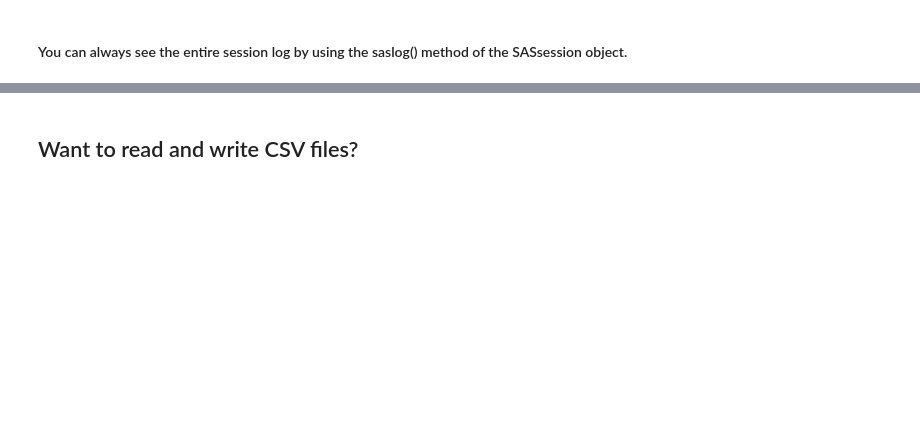
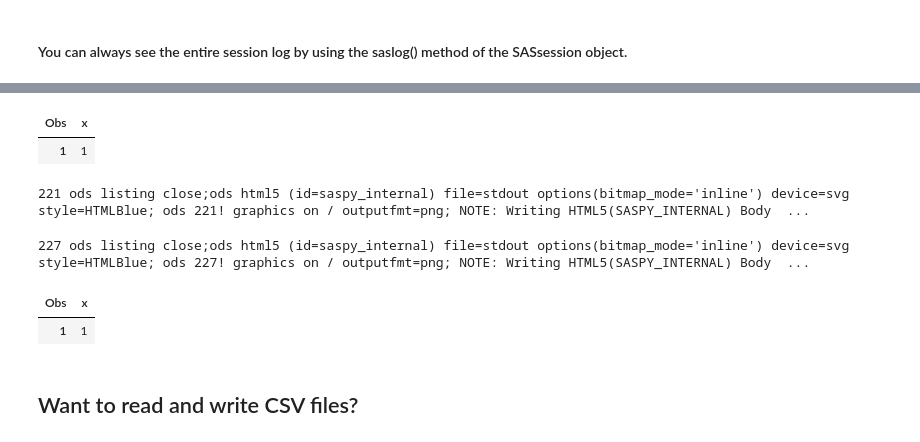
Before and after one commit to sassoftware/saspy-examples, a Jupyter notebook: SAS_contrib/saspy_example_github.ipynb, the cells around one changed output, grey strips where cells are left out. Saved outputs shown, nothing was run; the diff lists cells and outputs as text; code cells hidden in the pictures; blank space fills up the shorter version.

```diff
--- a/SAS_contrib/saspy_example_github.ipynb
+++ b/SAS_contrib/saspy_example_github.ipynb
@@ -189,3 +221,15 @@ NOTE: html5 Memory Usage (274 events)
+# %%
+sas.submitLST('data a;x=1;run; proc print data=a;run;', method='listandlog')
+# %% [output]
+| Obs | x |
+| 1 | 1 |
+221 ods listing close;ods html5 (id=saspy_internal) file=stdout options(bitmap_mode='inline') device=svg style=HTMLBlue; ods 221! graphics on / outputfmt=png; NOTE: Writing HTML5(SASPY_INTERNAL) Body  ...
+# %%
+sas.submitLST('data a;x=1;run; proc print data=a;run;', method='logandlist')
+# %% [output]
+227 ods listing close;ods html5 (id=saspy_internal) file=stdout options(bitmap_mode='inline') device=svg style=HTMLBlue; ods 227! graphics on / outputfmt=png; NOTE: Writing HTML5(SASPY_INTERNAL) Body  ...
+| Obs | x |
+| 1 | 1 |
 # %% [markdown]
 ## Want to read and write CSV files?
 # %%
```
Also changed, not shown: parts of 35 cells of this notebook.
